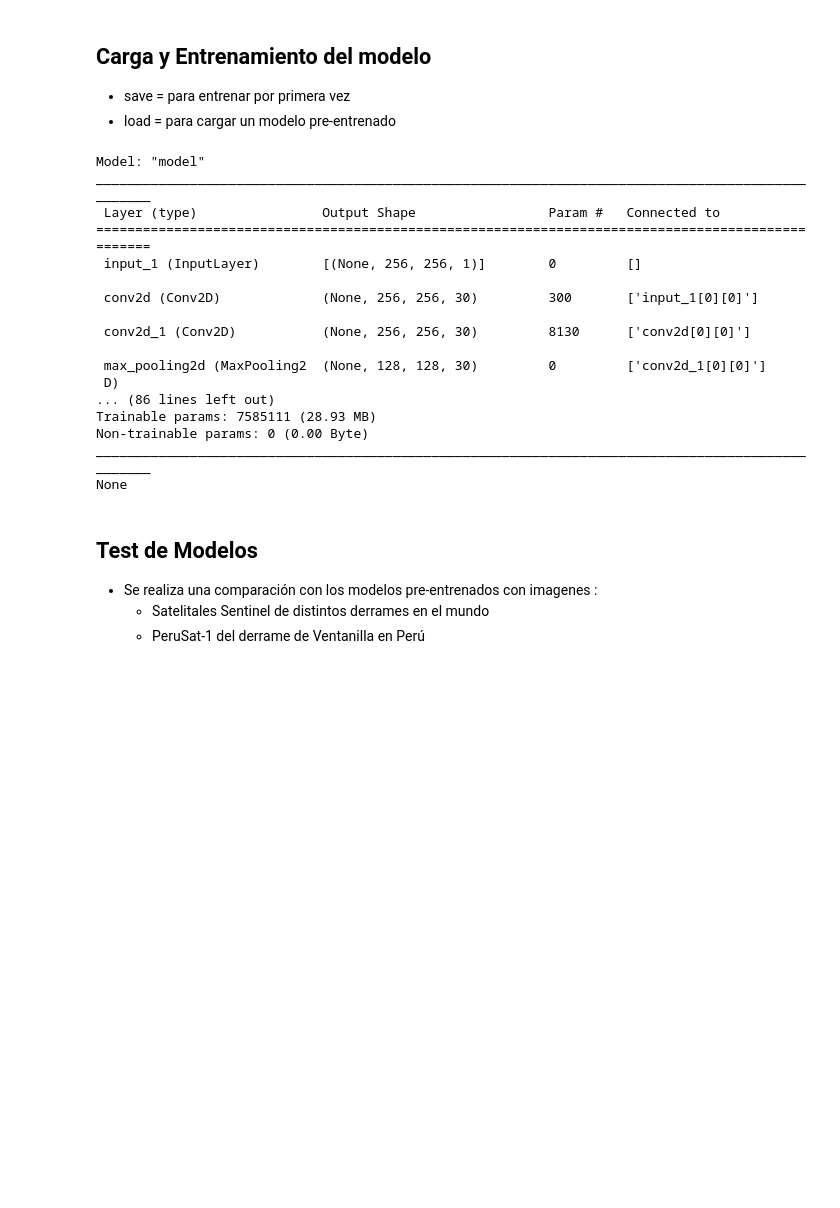
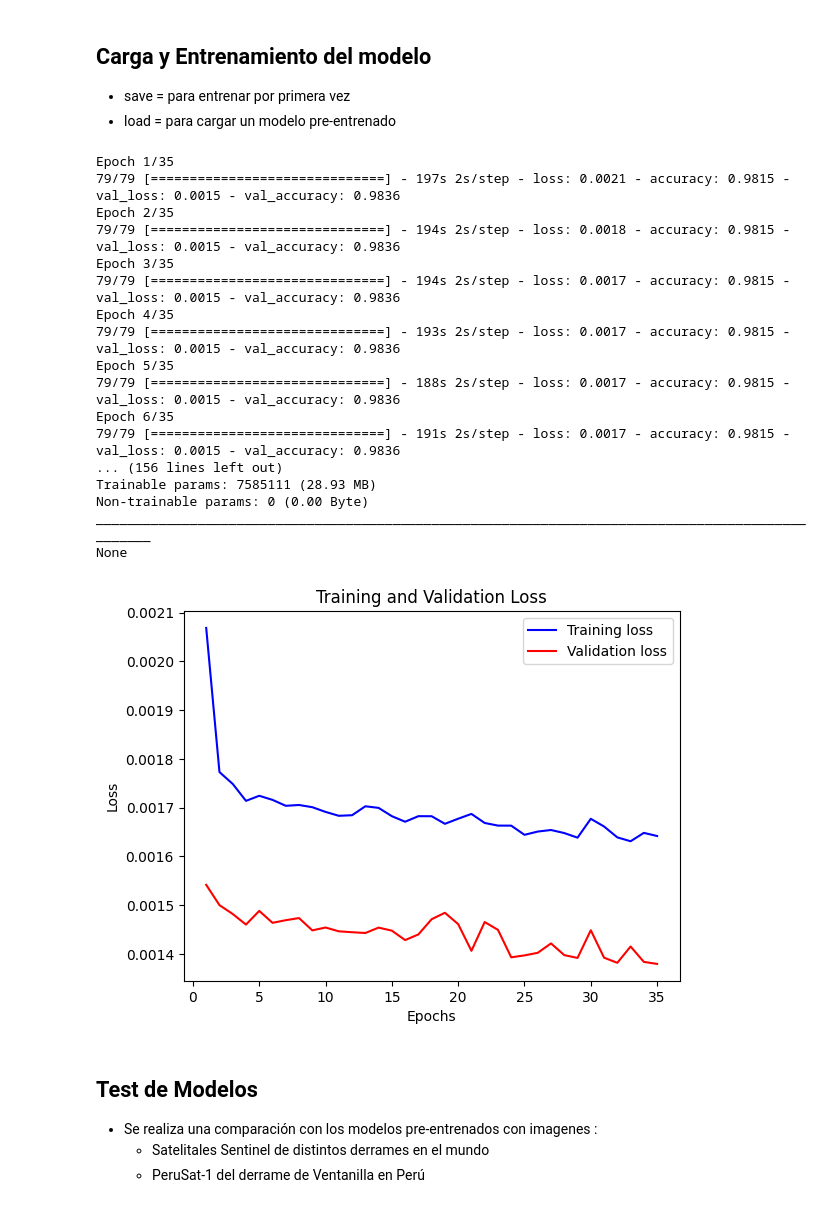
Before and after one commit to Misash/Oill-Spill-Detection, a Jupyter notebook: main.ipynb, the cells around one changed output. Cells and saved outputs as stored; diff of their text form; code cells hidden in the pictures; blank space fills up the shorter version.

```diff
--- a/main.ipynb
+++ b/main.ipynb
@@ -158,52 +159,85 @@ def unet(input_layer=(256, 256, 1), start_neurons=16):
 - save =  para entrenar por primera vez
 - load = para cargar un modelo pre-entrenado
 # %%
+import json
 
 # definir el tipo de operacion a realizar
 # save = entrenar y guardar el modelo
 # load = cargar el modelo pre-entrenado
-save_load = "load"
+save_load = "reinforce"
 
 #nombre del modelo pre-entrenado
 model_name = "model_200E_30N_perusat.h5"
 # model_name = "model_100E_32N.h5"
 
 #definir el numero de neuronas y epocas
-neuronas = 32
-epocas = 10
+neuronas = 16
+epocas = 35
 
 #modelo de la red
 model  = None
-
+history = None
 
 if save_load == "save":
     model = unet(input_layer=(256,256,1), start_neurons=neuronas)
     model.compile(optimizer='adam', loss='binary_crossentropy', metrics=['accuracy'])
     history = model.fit(images, masks, batch_size=8, epochs=epocas, validation_split=0.2)
-    model.save("./DataSave/models/" + model_name)
+    model.save("./DataSave/models/" + model_name )
+elif save_load == "reinforce":
+    model = tf.keras.models.load_model("./DataSave/models/" + model_name)
+    model.compile(optimizer='adam', loss='binary_crossentropy', metrics=['accuracy'])
+    history = model.fit(images, masks, batch_size=8, epochs=epocas, validation_split=0.2)
+    #refuerzo de aprensizaje con otro dataset
+    file_name = model_name[:-3] + "_reinforce_E" + str(epocas) +".h5"
+    model.save("./DataSave/models/" + file_name)
+    #Guardar el historial en un archivo JSON
+    history_path = "./DataSave/data/" + file_name + ".json"
+    with open(history_path, 'w') as json_file:
+        json.dump(history.history, json_file)
 else:
     model = tf.keras.models.load_model("./DataSave/models/" + model_name)
 
 #plot de caracteristicas
 print(model.summary())
 # %% [output]
-Model: "model"
-__________________________________________________________________________________________________
- Layer (type)                Output Shape                 Param #   Connected to
-==================================================================================================
- input_1 (InputLayer)        [(None, 256, 256, 1)]        0         []
-
- conv2d (Conv2D)             (None, 256, 256, 30)         300       ['input_1[0][0]']
-
- conv2d_1 (Conv2D)           (None, 256, 256, 30)         8130      ['conv2d[0][0]']
-
- max_pooling2d (MaxPooling2  (None, 128, 128, 30)         0         ['conv2d_1[0][0]']
- D)
-... (86 lines left out)
+Epoch 1/35
+79/79 [==============================] - 197s 2s/step - loss: 0.0021 - accuracy: 0.9815 - val_loss: 0.0015 - val_accuracy: 0.9836
+Epoch 2/35
+79/79 [==============================] - 194s 2s/step - loss: 0.0018 - accuracy: 0.9815 - val_loss: 0.0015 - val_accuracy: 0.9836
+Epoch 3/35
+79/79 [==============================] - 194s 2s/step - loss: 0.0017 - accuracy: 0.9815 - val_loss: 0.0015 - val_accuracy: 0.9836
+Epoch 4/35
+79/79 [==============================] - 193s 2s/step - loss: 0.0017 - accuracy: 0.9815 - val_loss: 0.0015 - val_accuracy: 0.9836
+Epoch 5/35
+79/79 [==============================] - 188s 2s/step - loss: 0.0017 - accuracy: 0.9815 - val_loss: 0.0015 - val_accuracy: 0.9836
+Epoch 6/35
+79/79 [==============================] - 191s 2s/step - loss: 0.0017 - accuracy: 0.9815 - val_loss: 0.0015 - val_accuracy: 0.9836
+... (156 lines left out)
 Trainable params: 7585111 (28.93 MB)
 Non-trainable params: 0 (0.00 Byte)
 __________________________________________________________________________________________________
 None
+# %%
+# Leer el archivo JSON que contiene el historial de entrenamiento
+history_path = "./DataSave/data/model_200E_30N_perusat_reinforce_E35.h5.json"
+with open(history_path, 'r') as json_file:
+    history_data = json.load(json_file)
+
+# Extraer las métricas de entrenamiento y validación del historial
+loss = history_data['loss']
+val_loss = history_data['val_loss']
+
+# Crear un gráfico para mostrar la pérdida por época
+epochs = range(1, len(loss) + 1)
+plt.plot(epochs, loss, 'b', label='Training loss')
+plt.plot(epochs, val_loss, 'r', label='Validation loss')
+plt.title('Training and Validation Loss')
+plt.xlabel('Epochs')
+plt.ylabel('Loss')
+plt.legend()
+plt.show()
+# %% [output]
+[figure, added]
 # %% [markdown]
 ## Test de Modelos
 
```
Also changed, not shown: parts of 4 cells of this notebook, 12 other files.
